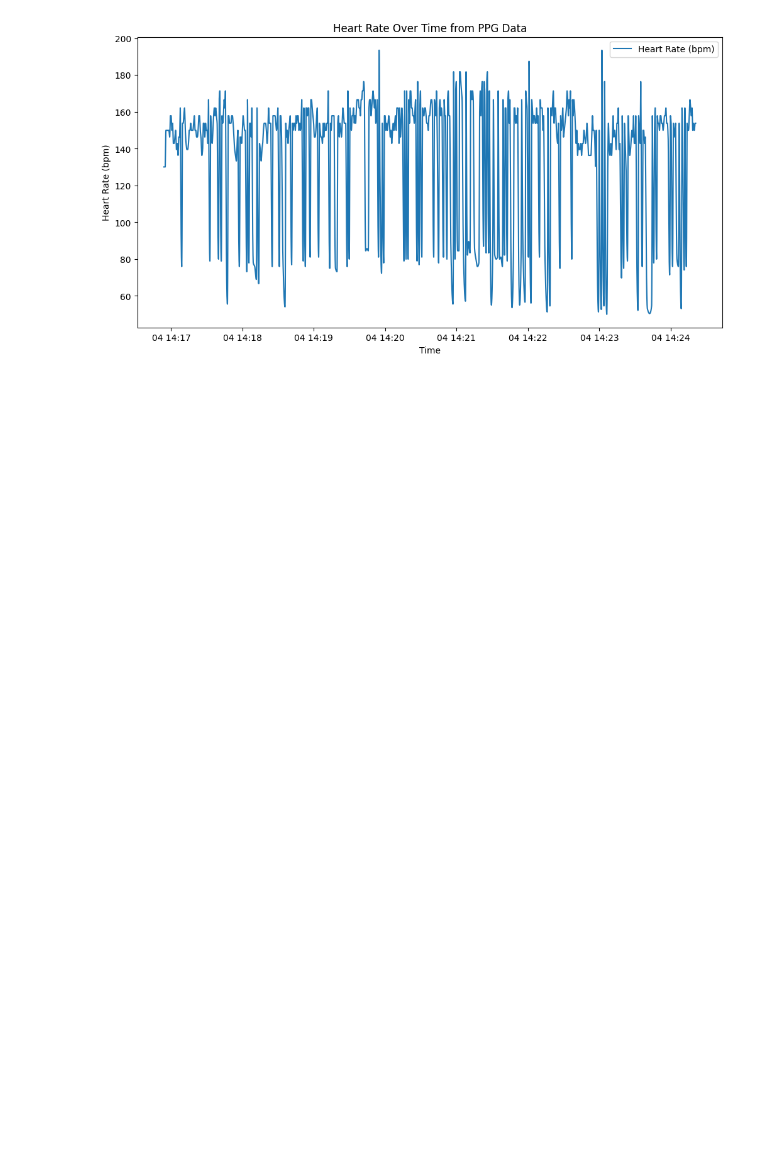
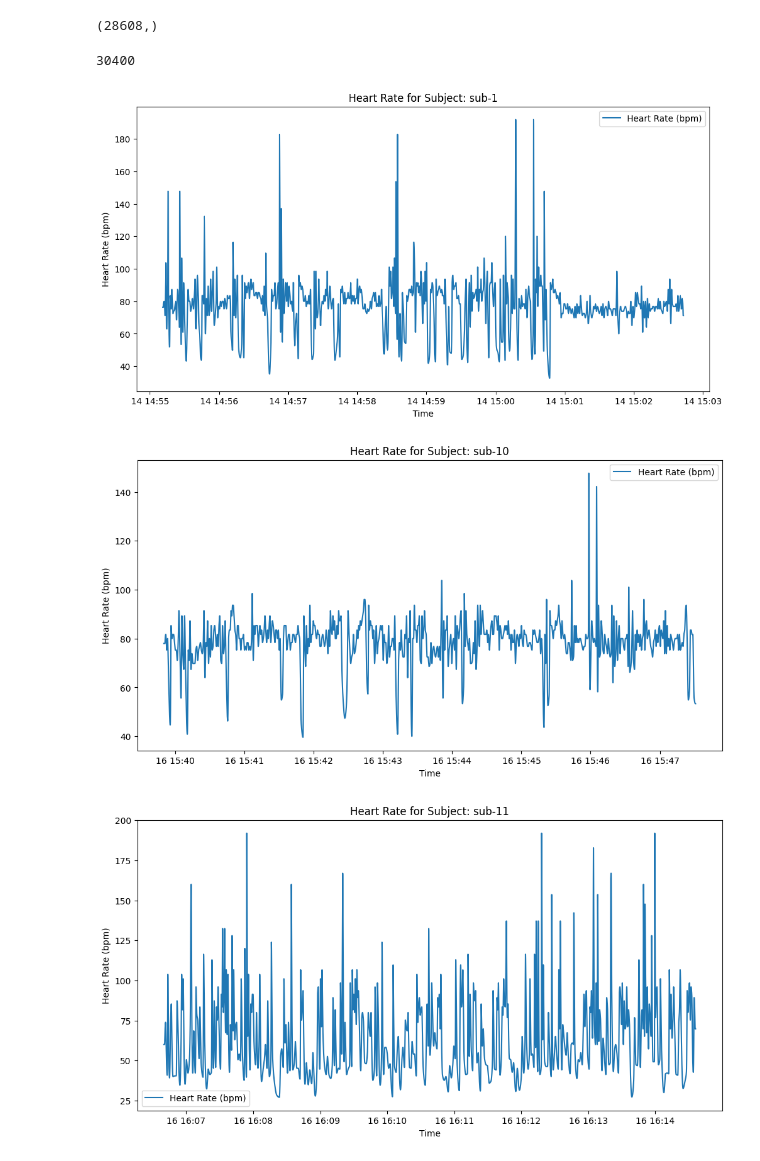
Before and after one commit to DhwaniShah7/Fear_Learning, a Jupyter notebook: Analysis/plot-pilot-neurokit.ipynb, the cells around one changed output. Drawn from its saved outputs; the diff is of its cells as text; code cells hidden in the pictures; blank space fills up the shorter version.

Commit message:
Updating analysis folder

```diff
--- a/Analysis/plot-pilot-neurokit.ipynb
+++ b/Analysis/plot-pilot-neurokit.ipynb
@@ -21,12 +19,14 @@ data = pd.read_csv('/Users/dhwanishah/Desktop/MS/VR-Dhwani/subject-csvs-hr/sub-2
 # %%
+data = pd.read_csv('/Users/dhwanishah/Desktop/MS/VR-Dhwani/rapidhrv-avro-to-csvs/bvp_data.csv')
+
 # Assume PPG data is sampled at 100 Hz (adjust if needed)
-sampling_rate = 100  # Hz
+sampling_rate = 64  # Hz
 
 # Process the PPG signal to identify peaks
 ppg_cleaned = nk.ppg_clean(data['PPG_Raw'], sampling_rate=sampling_rate)
 signals, info = nk.ppg_process(data['PPG_Raw'], sampling_rate=sampling_rate, method_quality='disimilarity')
-peaks, info = nk.ppg_peaks(signals["PPG_Rate"], sampling_rate=100, method="elgendi", show=True)
-quality = nk.ppg_quality(ppg_cleaned, sampling_rate=300, method="templatematch")
+# peaks, info = nk.ppg_peaks(signals["PPG_Rate"], sampling_rate=100, method="elgendi", show=True)
+# quality = nk.ppg_quality(ppg_cleaned, sampling_rate=300, method="templatematch")
 # Extract heart rate
 heart_rate = signals["PPG_Rate"]  # Heart rate in bpm
 
@@ -35,11 +35,13 @@ data['Heart_Rate'] = heart_rate
 
 # Plot heart rate over time
 plt.figure(figsize=(12, 6))
-data['Timestamp']= pd.to_datetime(data['Timestamp_New'], utc=True)
+data['Timestamp']= pd.to_datetime(data['Timestamp'], utc=True)
 plt.plot(data['Timestamp'], data['Heart_Rate'], label='Heart Rate (bpm)')
 plt.xlabel('Time')
 plt.ylabel('Heart Rate (bpm)')
 plt.title('Heart Rate Over Time from PPG Data')
 plt.legend()
 plt.show()
+
+nk.ppg_plot(signals, info)
 # %% [output]
@@ -73,14 +123,54 @@ PPG_Peaks 0.0 0.021637304250559285
+# %%
+ppg_cleaned.shape
+# %% [output]
+(28608,)
+# %%
+len(data['PPG_Raw'])
+# %% [output]
+30400
 # %%
-data = pd.read_csv('/Users/dhwanishah/Desktop/MS/VR-Dhwani/processed-hr/sub-2/session-4.csv')
 
-# Plot heart rate over time
-plt.figure(figsize=(12, 6))
-data['Timestamp']= pd.to_datetime(data['Timestamp_New'], utc=True)
-plt.plot(data['Timestamp'], data['PPG_Rate'], label='Heart Rate (bpm)')
-plt.xlabel('Time')
-plt.ylabel('Heart Rate (bpm)')
-plt.title('Heart Rate Over Time from PPG Data')
-plt.legend()
-plt.show()
+import os
+import pandas as pd
+import matplotlib.pyplot as plt
+
+# Base directory for subject folders
+base_dir = '/Users/dhwanishah/Desktop/MS/VR-Dhwani/neurokit-64-hr'
+
+# Loop through subfolders
+for sub_folder in sorted(os.listdir(base_dir)):
+    sub_path = os.path.join(base_dir, sub_folder)
+
+    # Check if it's a directory
+    if os.path.isdir(sub_path):
+        session_file = 'session-4.csv'  # Target session file
+        session_path = os.path.join(sub_path, session_file)
+
+        # Check if session-1.csv exists
+        if os.path.exists(session_path):
+            try:
+                # Read the CSV file
+                data = pd.read_csv(session_path)
+
+                # Assuming x-axis and y-axis data are in 'timestamp' and 'EDA_Tonic'
+                # x_data = df['Timestamp_New']
+                # y_data = df['PPG_Rate']
+
+
+                # Plot heart rate over time
+                plt.figure(figsize=(12, 6))
+                data['Timestamp']= pd.to_datetime(data['Timestamp_New'], utc=True)
+                plt.plot(data['Timestamp'], data['PPG_Rate'], label='Heart Rate (bpm)')
+                plt.xlabel('Time')
+                plt.ylabel('Heart Rate (bpm)')
+                plt.title(f'Heart Rate for Subject: {sub_folder}')
+                plt.legend()
+                plt.show()
+                # Close the plot for next iteration
+                plt.close()
+            except Exception as e:  # Handle potential errors during reading
+                print(f"Error processing file {session_path}: {e}")
 # %% [output]
-[figure, old version]
+[figure, new version]
+[figure, added]
+[figure, added]
```
Also changed, not shown: parts of 14 cells of this notebook, 10 other files.
